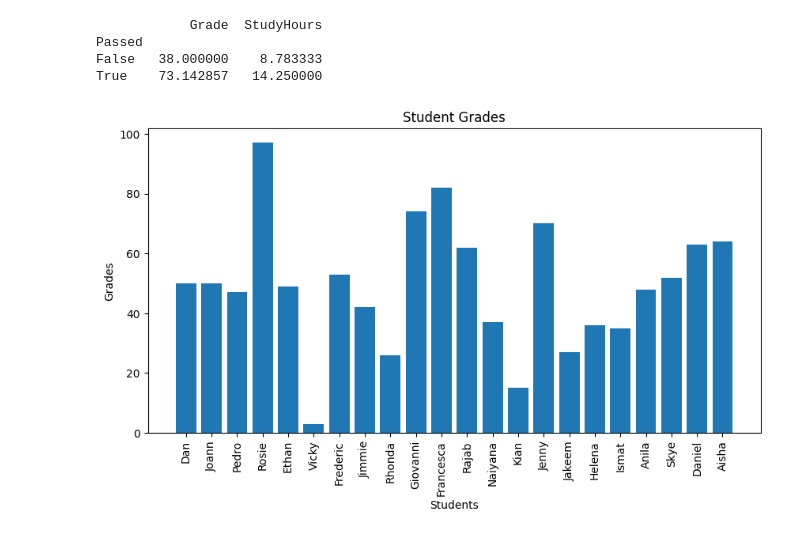
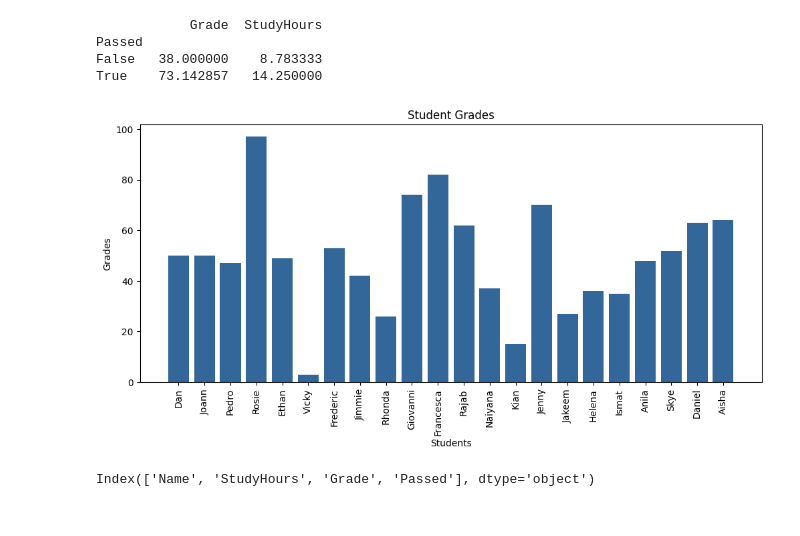
Before and after one commit to harborwang/mslearn-introduction-to-machine-learning, a Jupyter notebook: grades.ipynb, the cells around one changed output. Saved outputs shown, nothing was run; the diff lists cells and outputs as text; code cells hidden in the pictures.

Commit message:
add more data exploration in grade.ipynb.

```diff
--- a/grades.ipynb
+++ b/grades.ipynb
@@ -116,14 +116,18 @@ True    73.142857   14.250000
 # %%
 from matplotlib import pyplot as plt
 
-fig = plt.figure(figsize=(10, 5))
+fig = plt.figure(figsize=(12, 5))
 
-plt.bar(df_students.Name, df_students.Grade)
+plt.bar(df_students.Name, df_students.Grade, color='#336699')
 plt.xlabel('Students')
 plt.ylabel('Grades')
 plt.title('Student Grades')
 plt.xticks(rotation=90)
 
 plt.show()
 # %% [output]
-[figure, old version]
+[figure, new version]
+# %%
+df_students.columns
+# %% [output]
+Index(['Name', 'StudyHours', 'Grade', 'Passed'], dtype='object')
```
Also changed, not shown: parts of 7 cells of this notebook.
